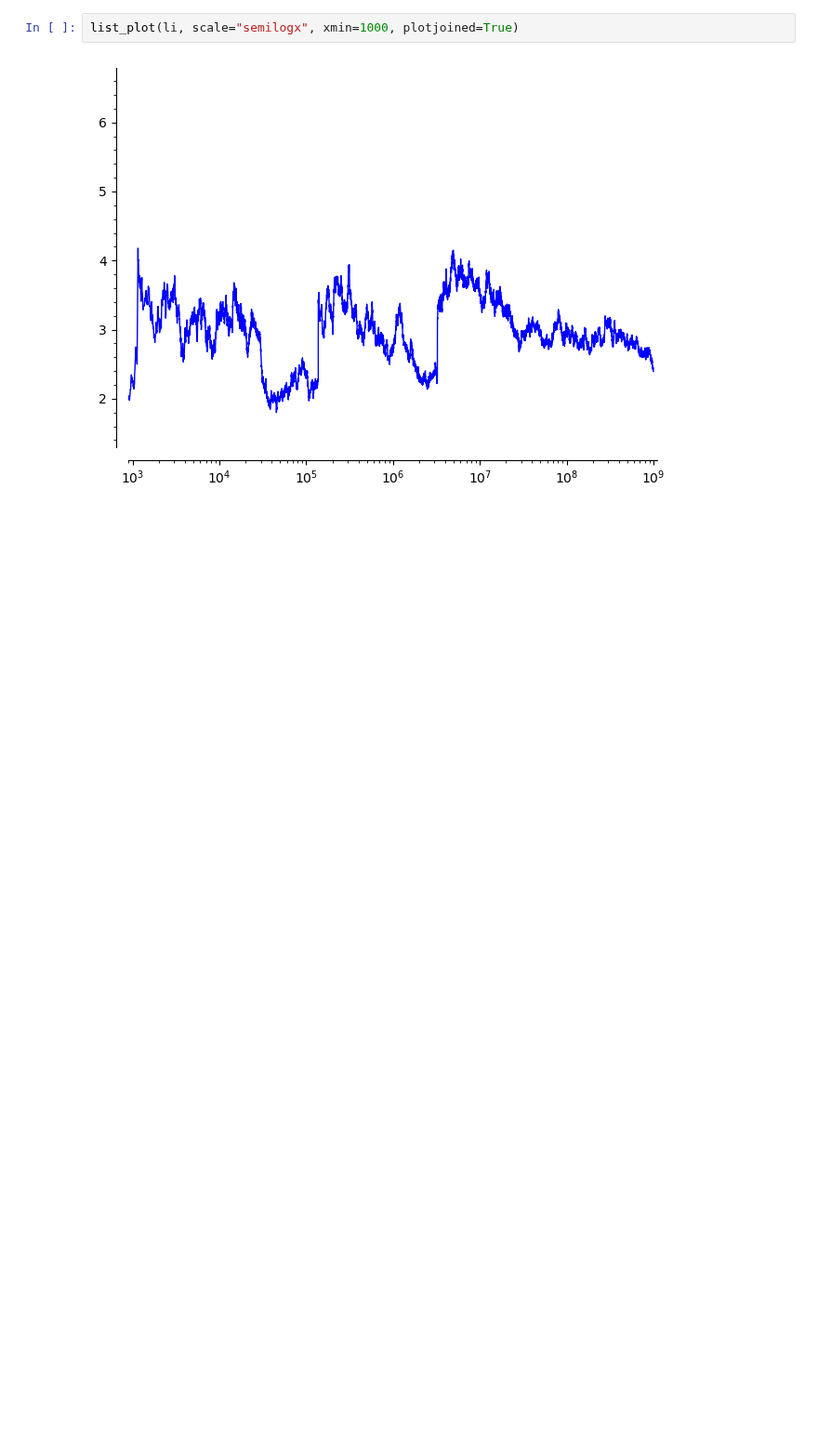
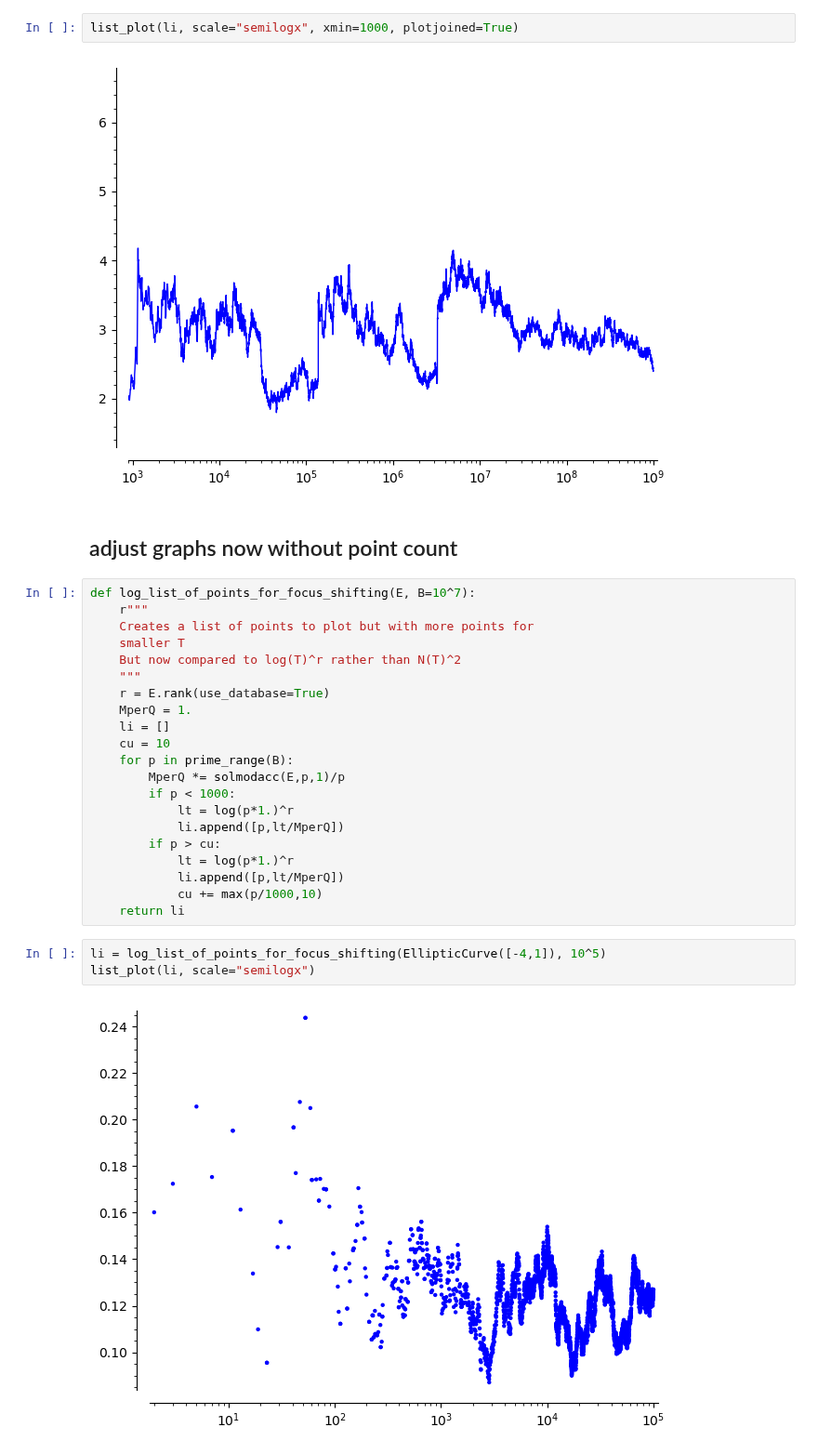
Before and after one commit to chriswuthrich/bsd_video, a Jupyter notebook: sage_notebooks/create_data_for_plots_of_conjectured_limit.ipynb, the cells around one changed output. Shown at 93% size. Cells and saved outputs as stored; diff of their text form; blank space fills up the shorter version.

```diff
--- a/sage_notebooks/create_data_for_plots_of_conjectured_limit.ipynb
+++ b/sage_notebooks/create_data_for_plots_of_conjectured_limit.ipynb
@@ -313,3 +313,31 @@ li[-1]
 list_plot(li, scale="semilogx", xmin=1000, plotjoined=True)
 # %% [output]
 [figure]
+# %% [markdown]
+## adjust graphs now without point count
+# %%
+def log_list_of_points_for_focus_shifting(E, B=10^7):
+    r"""
+    Creates a list of points to plot but with more points for
+    smaller T
+    But now compared to log(T)^r rather than N(T)^2
+    """
+    r = E.rank(use_database=True)
+    MperQ = 1.
+    li = []
+    cu = 10
+    for p in prime_range(B):
+        MperQ *= solmodacc(E,p,1)/p
+        if p < 1000:
+            lt = log(p*1.)^r
+            li.append([p,lt/MperQ])
+        if p > cu:
+            lt = log(p*1.)^r
+            li.append([p,lt/MperQ])
+            cu += max(p/1000,10)
+    return li
+# %%
+li = log_list_of_points_for_focus_shifting(EllipticCurve([-4,1]), 10^5)
+list_plot(li, scale="semilogx")
+# %% [output]
+[figure, added]
```
Also changed, not shown: parts of 6 cells of this notebook, 2 other files.
